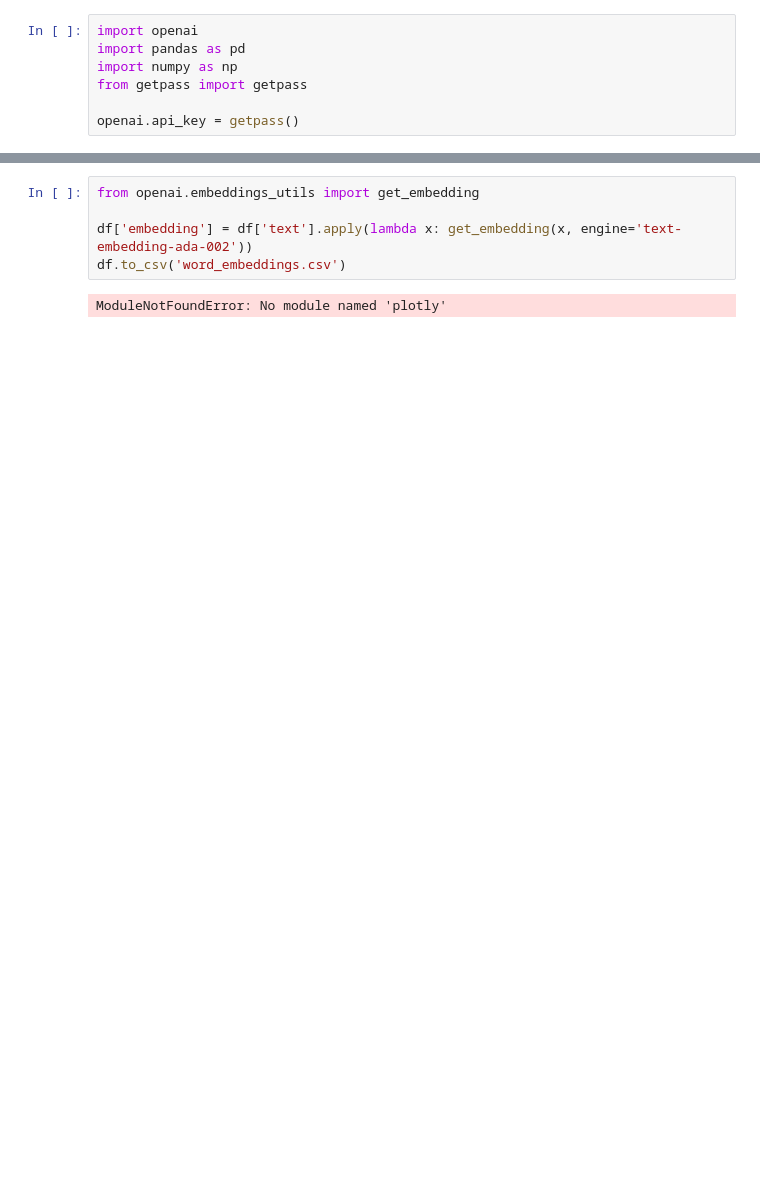
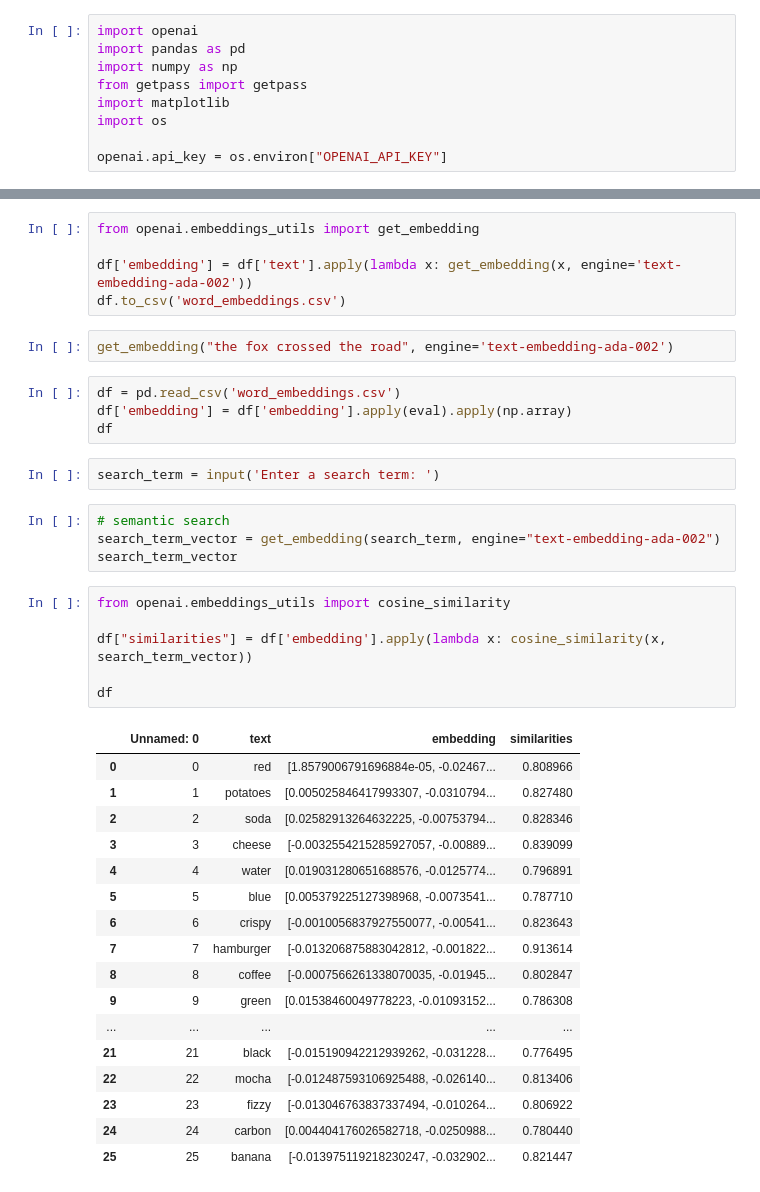
Before and after one commit to DomDaigle/PythonGPT3Tutorial, a Jupyter notebook: Word Embeddings.ipynb, the cells around one changed output, grey strips where cells are left out. Saved outputs shown, nothing was run; the diff lists cells and outputs as text; blank space fills up the shorter version.

```diff
--- a/Word Embeddings.ipynb
+++ b/Word Embeddings.ipynb
@@ -24,8 +13,10 @@ import openai
 import pandas as pd
 import numpy as np
 from getpass import getpass
+import matplotlib
+import os
 
-openai.api_key = getpass()
+openai.api_key = os.environ["OPENAI_API_KEY"]
 # %%
 df = pd.read_csv('words.csv')
 print(df)
@@ -52,5 +25,39 @@ from openai.embeddings_utils import get_embedding
 
 df['embedding'] = df['text'].apply(lambda x: get_embedding(x, engine='text-embedding-ada-002'))
 df.to_csv('word_embeddings.csv')
-# %% [output]
-ModuleNotFoundError: No module named 'plotly'
+# %%
+get_embedding("the fox crossed the road", engine='text-embedding-ada-002')
+# %%
+df = pd.read_csv('word_embeddings.csv')
+df['embedding'] = df['embedding'].apply(eval).apply(np.array)
+df
+# %%
+search_term = input('Enter a search term: ')
+# %%
+# semantic search
+search_term_vector = get_embedding(search_term, engine="text-embedding-ada-002")
+search_term_vector
+# %%
+from openai.embeddings_utils import cosine_similarity
+
+df["similarities"] = df['embedding'].apply(lambda x: cosine_similarity(x, search_term_vector))
+
+df
+# %% [output]
+|  | Unnamed: 0 | text | embedding | similarities |
+| 0 | 0 | red | [1.8579006791696884e-05, -0.02467... | 0.808966 |
+| 1 | 1 | potatoes | [0.005025846417993307, -0.0310794... | 0.827480 |
+| 2 | 2 | soda | [0.02582913264632225, -0.00753794... | 0.828346 |
+| 3 | 3 | cheese | [-0.0032554215285927057, -0.00889... | 0.839099 |
+| 4 | 4 | water | [0.019031280651688576, -0.0125774... | 0.796891 |
+| 5 | 5 | blue | [0.005379225127398968, -0.0073541... | 0.787710 |
+| 6 | 6 | crispy | [-0.0010056837927550077, -0.00541... | 0.823643 |
+| 7 | 7 | hamburger | [-0.013206875883042812, -0.001822... | 0.913614 |
+| 8 | 8 | coffee | [-0.0007566261338070035, -0.01945... | 0.802847 |
+| 9 | 9 | green | [0.01538460049778223, -0.01093152... | 0.786308 |
+| ... | ... | ... | ... | ... |
+| 21 | 21 | black | [-0.015190942212939262, -0.031228... | 0.776495 |
+| 22 | 22 | mocha | [-0.012487593106925488, -0.026140... | 0.813406 |
+| 23 | 23 | fizzy | [-0.013046763837337494, -0.010264... | 0.806922 |
+| 24 | 24 | carbon | [0.004404176026582718, -0.0250988... | 0.780440 |
+| 25 | 25 | banana | [-0.013975119218230247, -0.032902... | 0.821447 |
```
Also changed, not shown: parts of 12 cells of this notebook, 6 other files.
